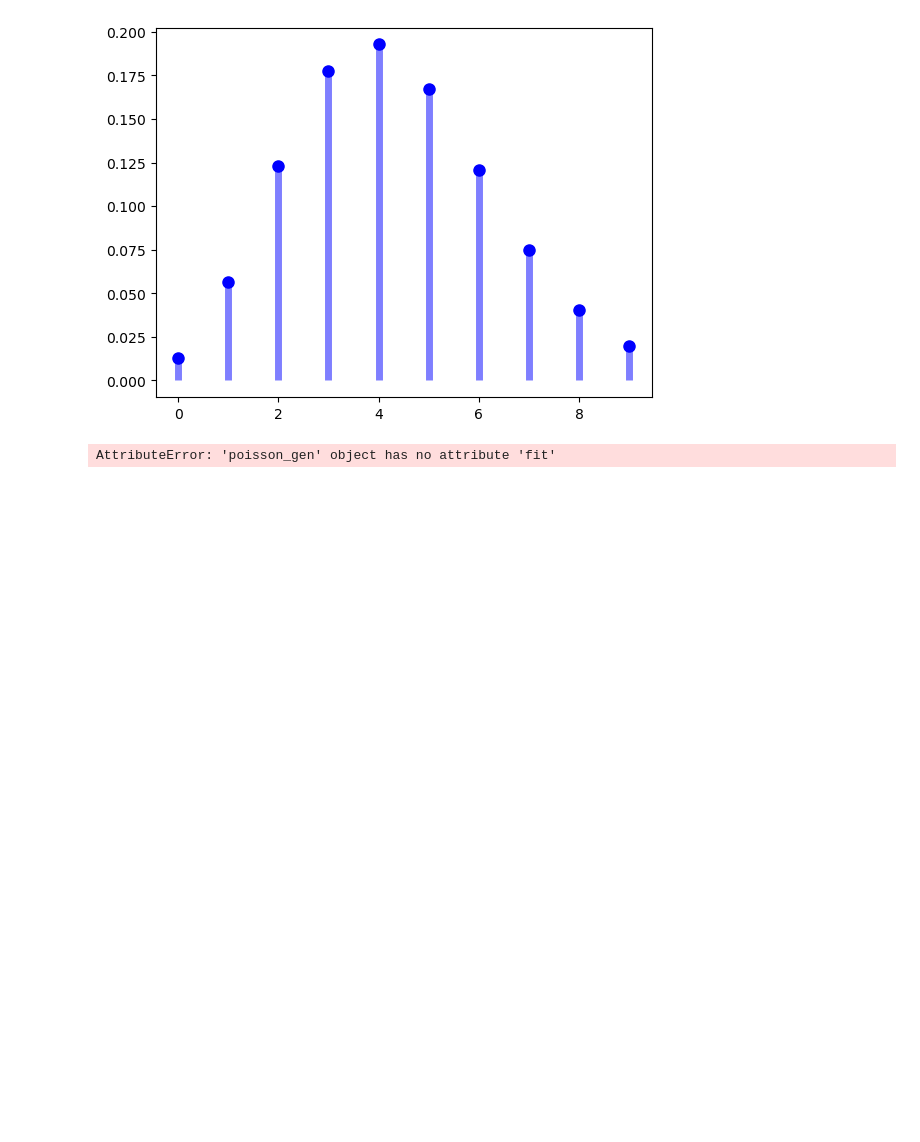
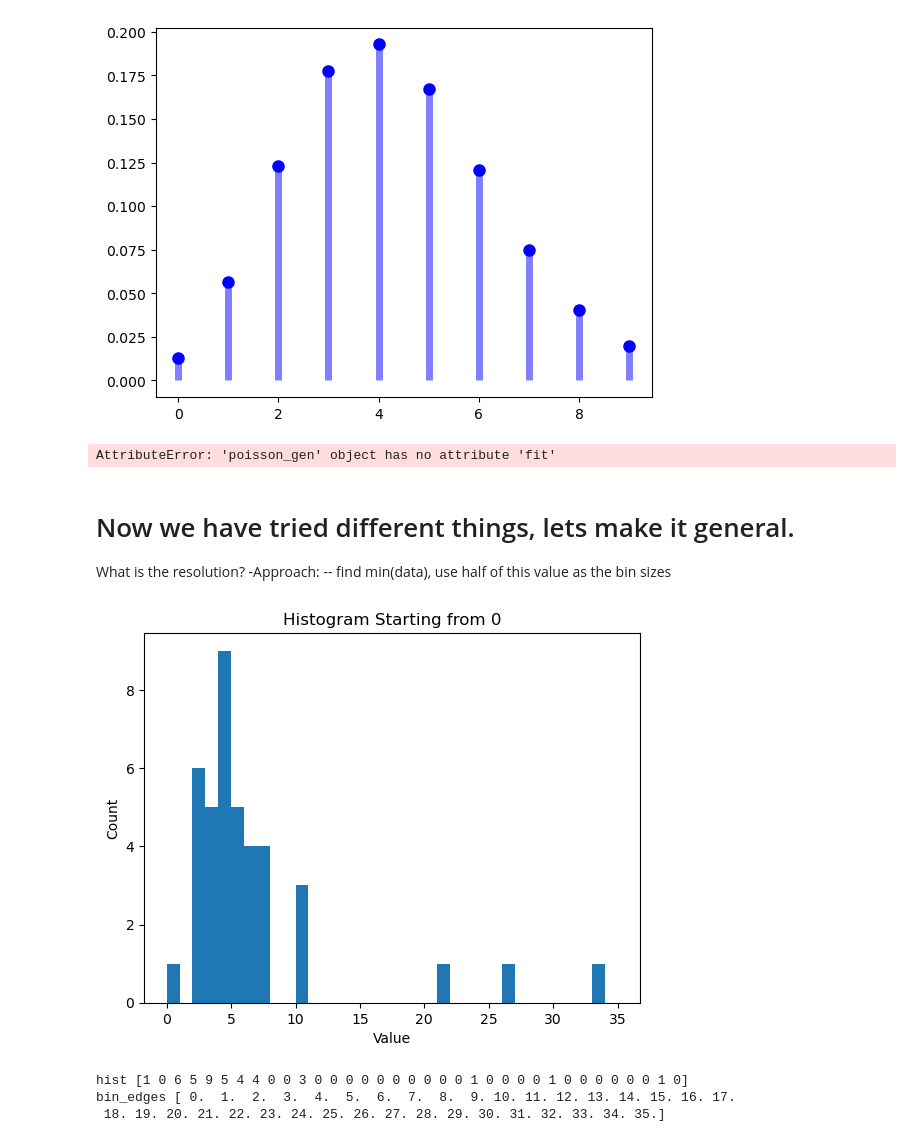
Before and after one commit to gl626qf/advanced_dataanalysis, a Jupyter notebook: chapters/1-fundamentalPy/week4/binnedData.ipynb, the cells around one changed output. Drawn from its saved outputs; the diff is of its cells as text; code cells hidden in the pictures; blank space fills up the shorter version.

```diff
--- a/chapters/1-fundamentalPy/week4/binnedData.ipynb
+++ b/chapters/1-fundamentalPy/week4/binnedData.ipynb
@@ -212,3 +214,11 @@ AttributeError: 'poisson_gen' object has no attribute 'fit'
 # We want to take the elements in the first bin and make a poison fit to it
 # We can do this by using the stats.poisson.fit function
 # a,b = stats.poisson.fit(hist[0], floc = 0)
+# %% [markdown]
+# Now we have tried different things, lets make it general.
+
+
+
+What is the resolution?
+-Approach:
+-- find min(data), use half of this value as the bin sizes
@@ -214,0 +230,28 @@ AttributeError: 'poisson_gen' object has no attribute 'fit'
+# %%
+
+
+# Sample data
+data = np.array([4.99, 4.87, 2.59, 3.04, 3.39, 6.20, 10.61, 7.64, 3.92, 5.33, 4.85, 2.39, 4.16, 6.74, 3.53, 5.86, 5.41, 26.25, 4.40, 10.79, 7.08, 2.86, 33.92, 3.03, 0.98, 5.63, 4.89, 2.26, 10.49, 6.51, 7.36, 2.13, 6.45, 2.29, 21.15, 4.07, 4.34, 5.38, 7.69, 4.93])
+
+# Define the bin edges, starting from 0
+bins = np.arange(0, np.max(data) + 2)  # Add 2 to include the maximum value
+
+# Create the histogram
+hist, bin_edges = np.histogram(data, bins=bins)
+
+# Plot the histogram
+plt.bar(bin_edges[:-1], hist, width=1.0, align='edge')
+plt.xlabel('Value')
+plt.ylabel('Count')
+plt.title('Histogram Starting from 0')
+plt.show()
+# %% [output]
+[figure, added]
+# %%
+# After plotting, we want to see the values of the hist:
+print("hist", hist)
+print("bin_edges", bin_edges)
+# %% [output]
+hist [1 0 6 5 9 5 4 4 0 0 3 0 0 0 0 0 0 0 0 0 0 1 0 0 0 0 1 0 0 0 0 0 0 1 0]
+bin_edges [ 0.  1.  2.  3.  4.  5.  6.  7.  8.  9. 10. 11. 12. 13. 14. 15. 16. 17.
+ 18. 19. 20. 21. 22. 23. 24. 25. 26. 27. 28. 29. 30. 31. 32. 33. 34. 35.]
```
Also changed, not shown: parts of 13 cells of this notebook.
